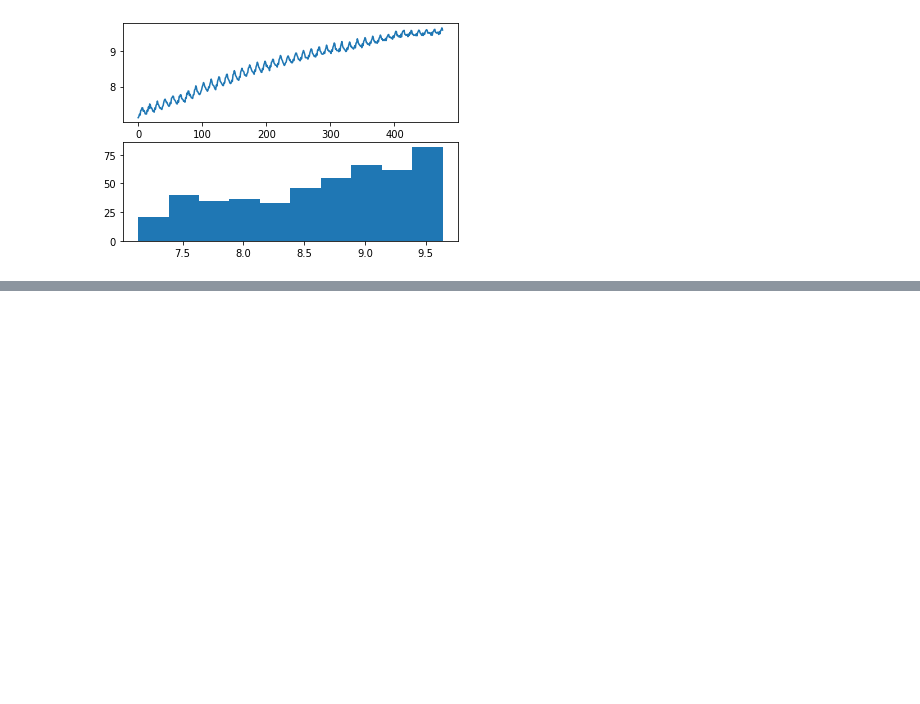
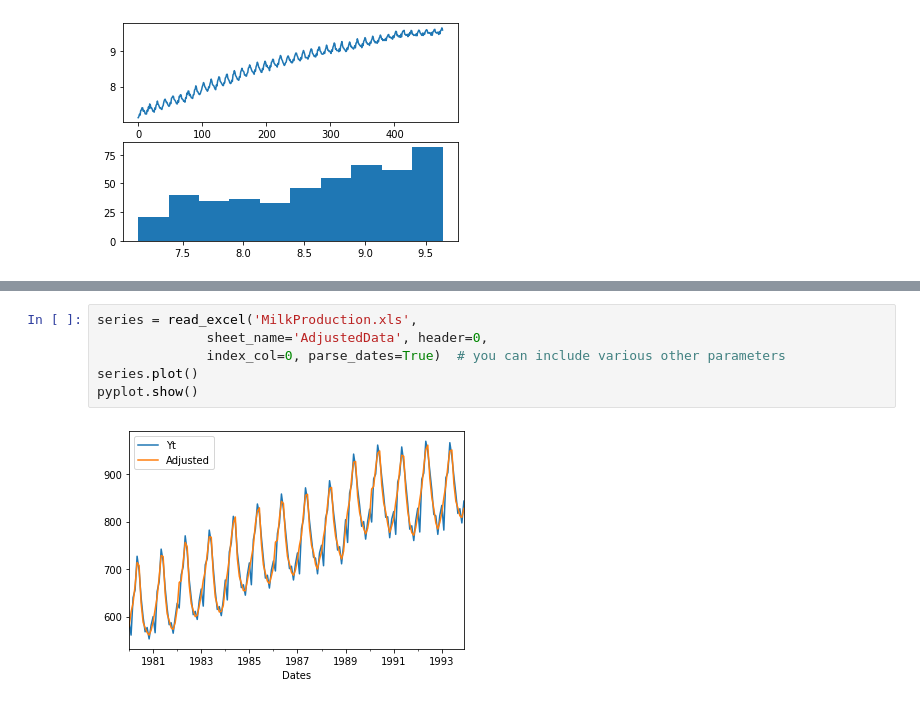
Before and after one commit to shahidzk1/Numerical_analysis, a Jupyter notebook: week8/Week8.ipynb, the cells around one changed output, grey strips where cells are left out. Drawn from its saved outputs; the diff is of its cells as text; blank space fills up the shorter version.

```diff
--- a/week8/Week8.ipynb
+++ b/week8/Week8.ipynb
@@ -220,0 +258,8 @@ pyplot.show()
+# %%
+series = read_excel('MilkProduction.xls',
+              sheet_name='AdjustedData', header=0,
+              index_col=0, parse_dates=True)  # you can include various other parameters
+series.plot()
+pyplot.show()
+# %% [output]
+[figure, added]
```
Also changed, not shown: parts of 9 cells of this notebook.
